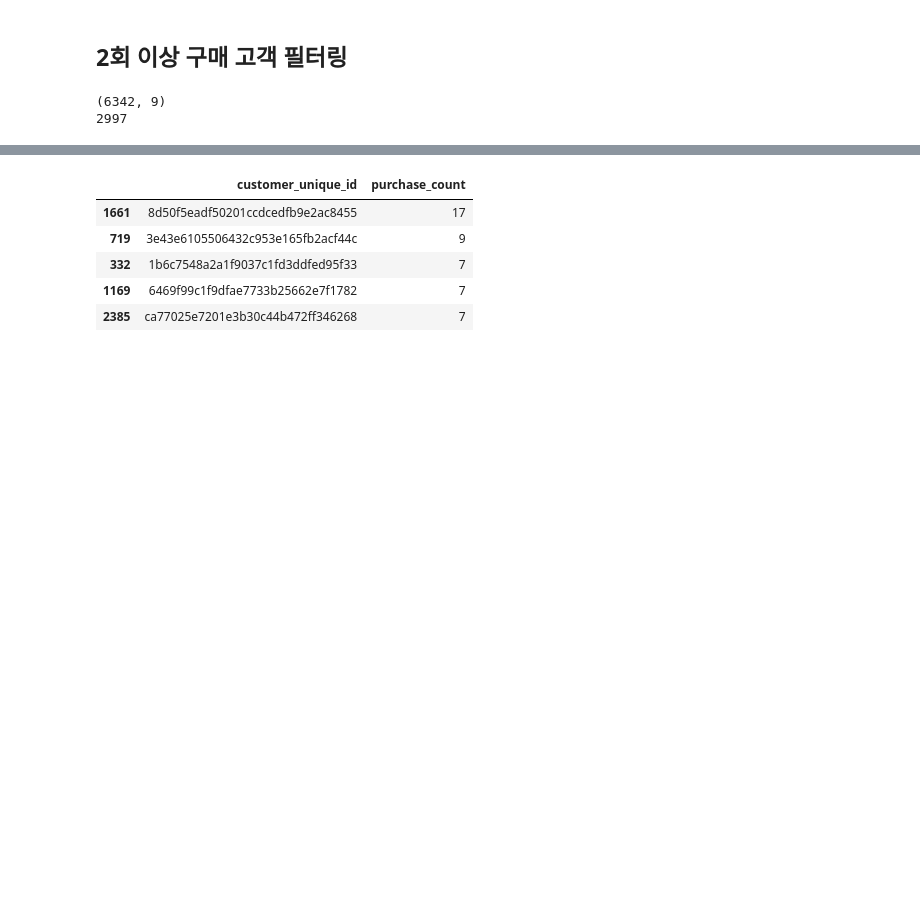
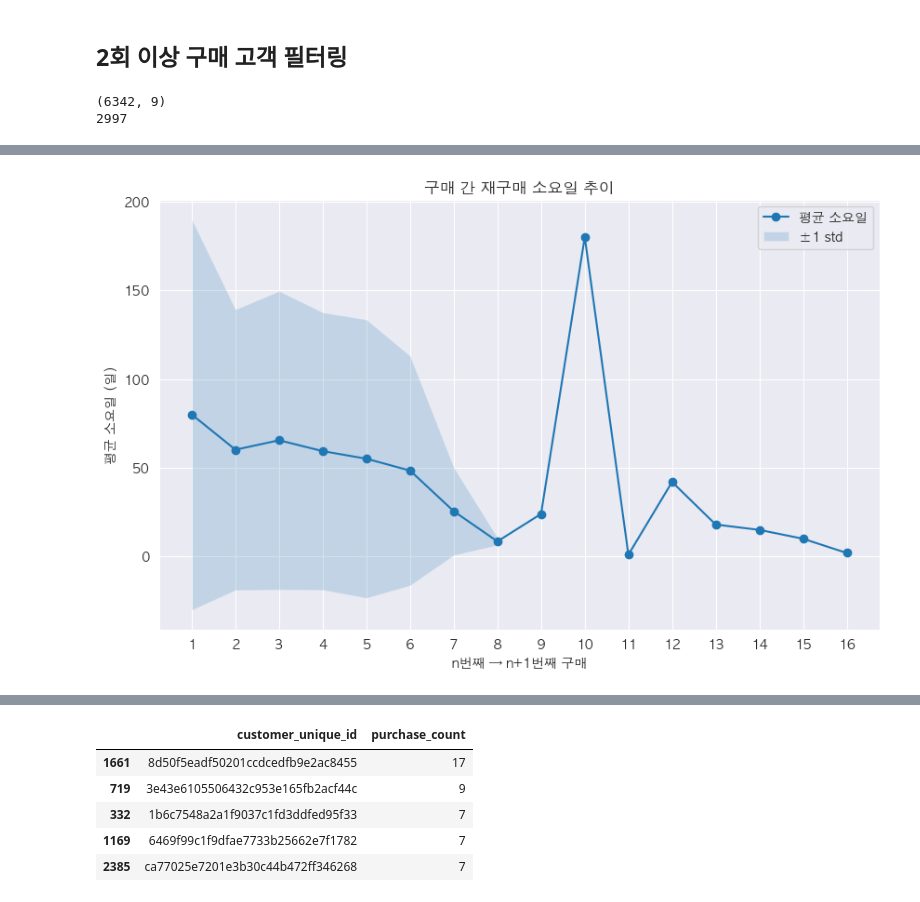
Before and after one commit to jinijini20/SKN14-2nd-5Team, a Jupyter notebook: YiseoY/0529_eda.ipynb, the cells around one changed output, grey strips where cells are left out. Cells and saved outputs as stored; diff of their text form; code cells hidden in the pictures; blank space fills up the shorter version.

```diff
--- a/YiseoY/0529_eda.ipynb
+++ b/YiseoY/0529_eda.ipynb
@@ -620,0 +977,20 @@ print(filtered_customers['customer_unique_id'].nunique())
+# %%
+# 평균 기반
+next_order = filtered_customers.copy()
+next_order['order_rank'] = next_order['order_rank'] - 1  # 한 단계 내려서 매칭
+
+# merge하여 구매 간격 계산
+merged = pd.merge(
+    filtered_customers,  # 현재 구매 (예: 1, 2, 3,...)
+    next_order[['customer_unique_id', 'order_rank', 'order_purchase_timestamp']],  # 다음 구매 (예: 2, 3, 4,...)
+    on=['customer_unique_id', 'order_rank'],
+    suffixes=('', '_next')
+)
+
+# 소요일 계산
+merged['days_between'] = (merged['order_purchase_timestamp_next'] - merged['order_purchase_timestamp']).dt.days
+
+# 구매 번호별 소요일 평균 구하기
+interval_stats = merged.groupby('order_rank')['days_between'].agg(['mean', 'count', 'std']).reset_index()
+
+print(interval_stats)
@@ -620,0 +1015,19 @@ print(filtered_customers['customer_unique_id'].nunique())
+# %%
+# 시각화
+plt.figure(figsize=(10, 6))
+plt.plot(interval_stats['order_rank'], interval_stats['mean'], marker='o', label='평균 소요일')
+plt.fill_between(
+    interval_stats['order_rank'],
+    interval_stats['mean'] - interval_stats['std'],
+    interval_stats['mean'] + interval_stats['std'],
+    alpha=0.2, label='±1 std'
+)
+plt.title('구매 간 재구매 소요일 추이')
+plt.xlabel('n번째 → n+1번째 구매')
+plt.ylabel('평균 소요일 (일)')
+plt.xticks(interval_stats['order_rank'])
+plt.legend()
+plt.grid(True)
+plt.show()
+# %% [output]
+[figure, added]
```
Also changed, not shown: parts of 120 cells of this notebook.
